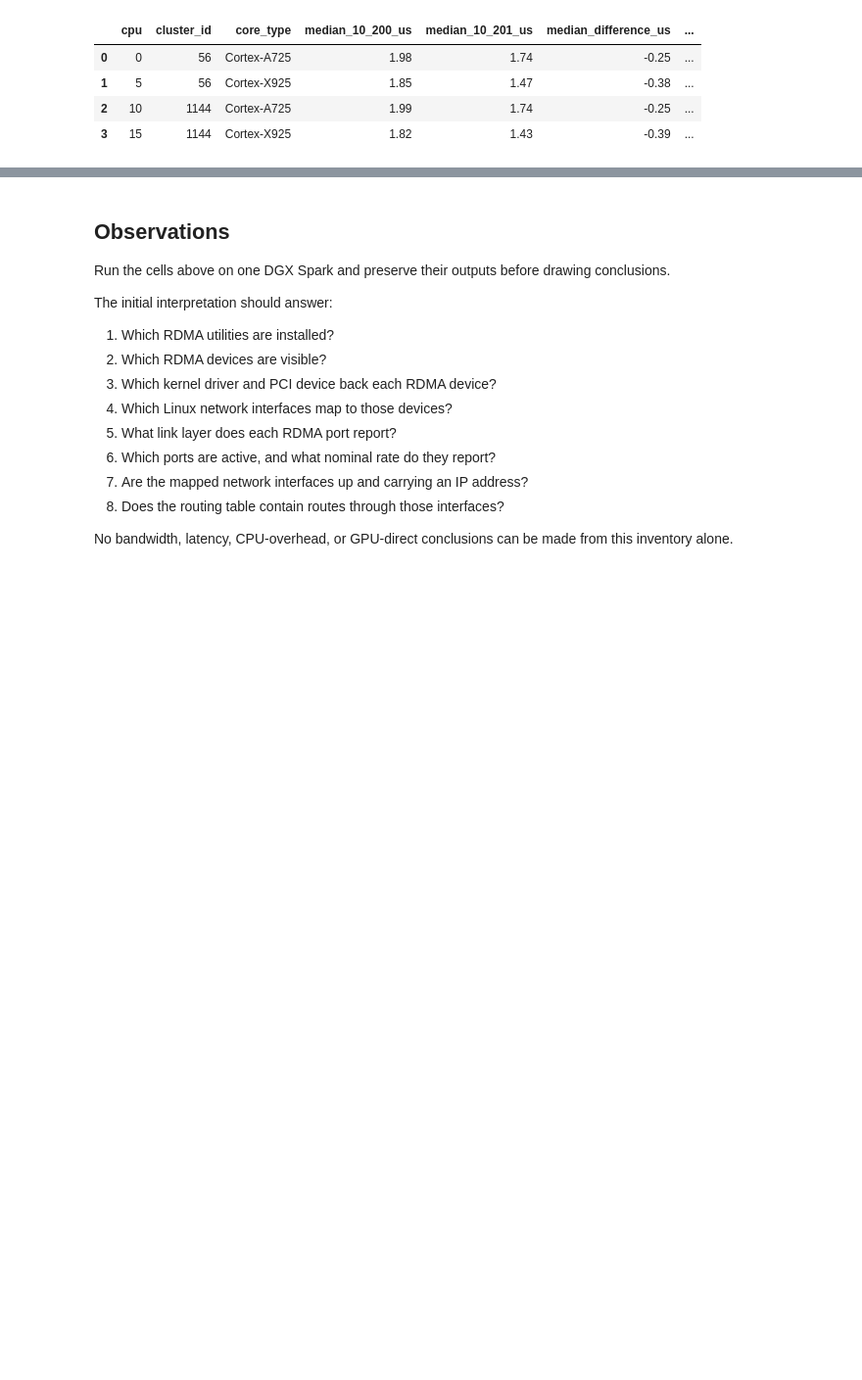
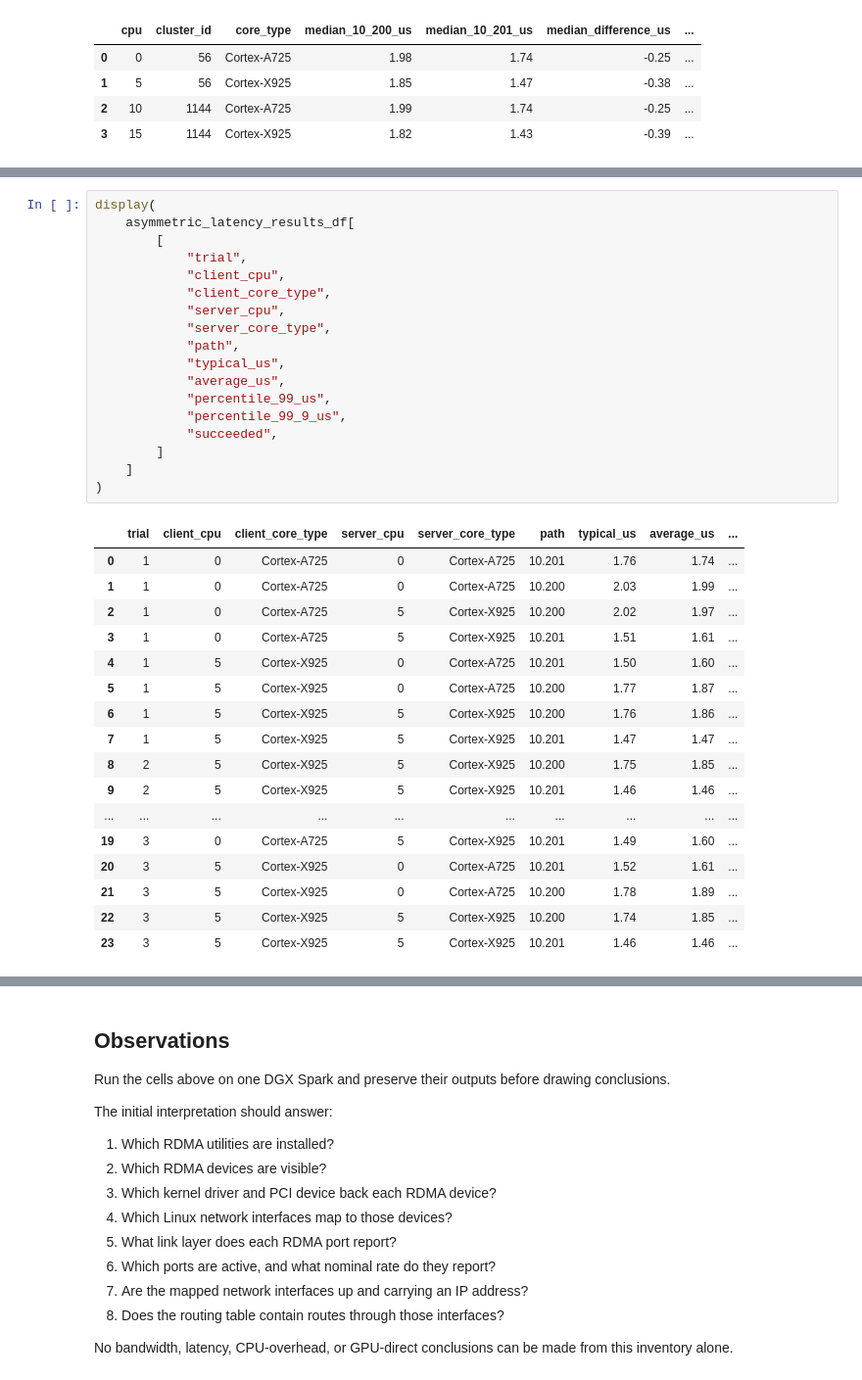
Before and after one commit to coert/dgx-spark-lab, a Jupyter notebook: experiments/00-foundations/09-rdma-fundamentals.ipynb, the cells around one changed output, grey strips where cells are left out. Shown at 98% size. Drawn from its saved outputs; the diff is of its cells as text; blank space fills up the shorter version.

Commit message:
Separate RDMA client and server CPU effects

```diff
--- a/experiments/00-foundations/09-rdma-fundamentals.ipynb
+++ b/experiments/00-foundations/09-rdma-fundamentals.ipynb
@@ -1469,0 +1763,36 @@ display(cpu_path_difference_summary_df)
+# %%
+display(
+    asymmetric_latency_results_df[
+        [
+            "trial",
+            "client_cpu",
+            "client_core_type",
+            "server_cpu",
+            "server_core_type",
+            "path",
+            "typical_us",
+            "average_us",
+            "percentile_99_us",
+            "percentile_99_9_us",
+            "succeeded",
+        ]
+    ]
+)
+# %% [output]
+|  | trial | client_cpu | client_core_type | server_cpu | server_core_type | path | typical_us | average_us | ... |
+| 0 | 1 | 0 | Cortex-A725 | 0 | Cortex-A725 | 10.201 | 1.76 | 1.74 | ... |
+| 1 | 1 | 0 | Cortex-A725 | 0 | Cortex-A725 | 10.200 | 2.03 | 1.99 | ... |
+| 2 | 1 | 0 | Cortex-A725 | 5 | Cortex-X925 | 10.200 | 2.02 | 1.97 | ... |
+| 3 | 1 | 0 | Cortex-A725 | 5 | Cortex-X925 | 10.201 | 1.51 | 1.61 | ... |
+| 4 | 1 | 5 | Cortex-X925 | 0 | Cortex-A725 | 10.201 | 1.50 | 1.60 | ... |
+| 5 | 1 | 5 | Cortex-X925 | 0 | Cortex-A725 | 10.200 | 1.77 | 1.87 | ... |
+| 6 | 1 | 5 | Cortex-X925 | 5 | Cortex-X925 | 10.200 | 1.76 | 1.86 | ... |
+| 7 | 1 | 5 | Cortex-X925 | 5 | Cortex-X925 | 10.201 | 1.47 | 1.47 | ... |
+| 8 | 2 | 5 | Cortex-X925 | 5 | Cortex-X925 | 10.200 | 1.75 | 1.85 | ... |
+| 9 | 2 | 5 | Cortex-X925 | 5 | Cortex-X925 | 10.201 | 1.46 | 1.46 | ... |
+| ... | ... | ... | ... | ... | ... | ... | ... | ... | ... |
+| 19 | 3 | 0 | Cortex-A725 | 5 | Cortex-X925 | 10.201 | 1.49 | 1.60 | ... |
+| 20 | 3 | 5 | Cortex-X925 | 0 | Cortex-A725 | 10.201 | 1.52 | 1.61 | ... |
+| 21 | 3 | 5 | Cortex-X925 | 0 | Cortex-A725 | 10.200 | 1.78 | 1.89 | ... |
+| 22 | 3 | 5 | Cortex-X925 | 5 | Cortex-X925 | 10.200 | 1.74 | 1.85 | ... |
+| 23 | 3 | 5 | Cortex-X925 | 5 | Cortex-X925 | 10.201 | 1.46 | 1.46 | ... |
```
Also changed, not shown: parts of 8 cells of this notebook.
